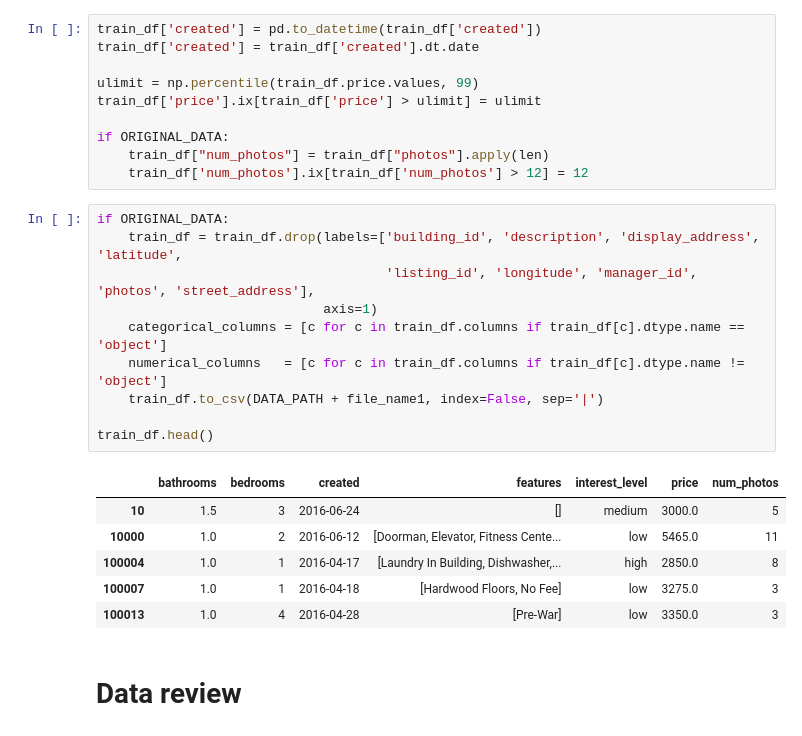
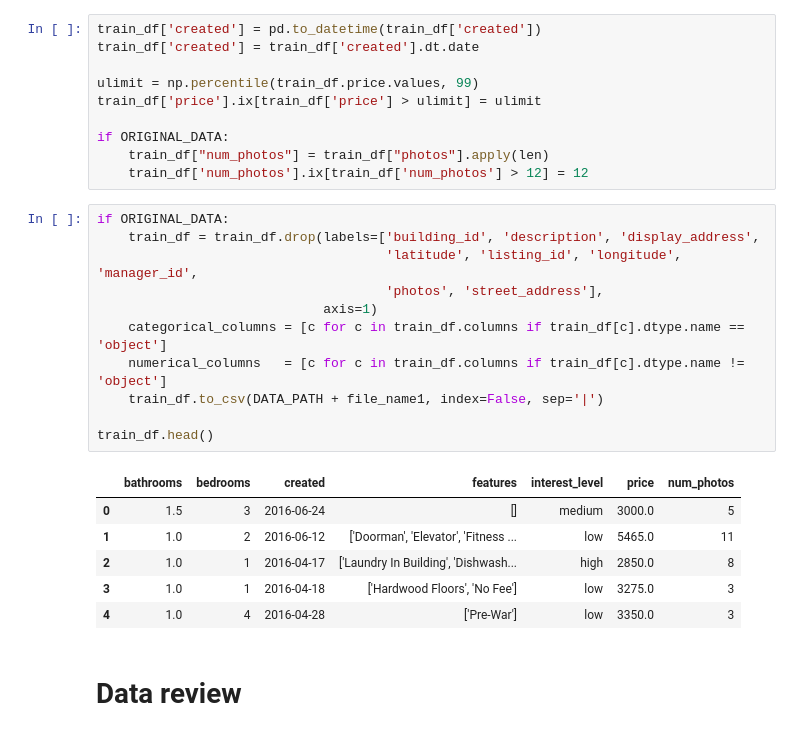
Before and after one commit to dsakovych/Data-Science, a Jupyter notebook: Python data analysis.ipynb, the cells around one changed output. Saved outputs shown, nothing was run; the diff lists cells and outputs as text.

```diff
--- a/Python data analysis.ipynb
+++ b/Python data analysis.ipynb
@@ -100,21 +99,22 @@ if ORIGINAL_DATA:
     train_df['num_photos'].ix[train_df['num_photos'] > 12] = 12
 # %%
 if ORIGINAL_DATA:
-    train_df = train_df.drop(labels=['building_id', 'description', 'display_address', 'latitude',
-                                     'listing_id', 'longitude', 'manager_id', 'photos', 'street_address'],
+    train_df = train_df.drop(labels=['building_id', 'description', 'display_address',
+                                     'latitude', 'listing_id', 'longitude', 'manager_id',
+                                     'photos', 'street_address'],
                              axis=1)
     categorical_columns = [c for c in train_df.columns if train_df[c].dtype.name == 'object']
     numerical_columns   = [c for c in train_df.columns if train_df[c].dtype.name != 'object']
     train_df.to_csv(DATA_PATH + file_name1, index=False, sep='|')
 
 train_df.head()
 # %% [output]
 |  | bathrooms | bedrooms | created | features | interest_level | price | num_photos |
-| 10 | 1.5 | 3 | 2016-06-24 | [] | medium | 3000.0 | 5 |
-| 10000 | 1.0 | 2 | 2016-06-12 | [Doorman, Elevator, Fitness Cente... | low | 5465.0 | 11 |
-| 100004 | 1.0 | 1 | 2016-04-17 | [Laundry In Building, Dishwasher,... | high | 2850.0 | 8 |
-| 100007 | 1.0 | 1 | 2016-04-18 | [Hardwood Floors, No Fee] | low | 3275.0 | 3 |
-| 100013 | 1.0 | 4 | 2016-04-28 | [Pre-War] | low | 3350.0 | 3 |
+| 0 | 1.5 | 3 | 2016-06-24 | [] | medium | 3000.0 | 5 |
+| 1 | 1.0 | 2 | 2016-06-12 | ['Doorman', 'Elevator', 'Fitness ... | low | 5465.0 | 11 |
+| 2 | 1.0 | 1 | 2016-04-17 | ['Laundry In Building', 'Dishwash... | high | 2850.0 | 8 |
+| 3 | 1.0 | 1 | 2016-04-18 | ['Hardwood Floors', 'No Fee'] | low | 3275.0 | 3 |
+| 4 | 1.0 | 4 | 2016-04-28 | ['Pre-War'] | low | 3350.0 | 3 |
 # %% [markdown]
 # Data review
 # %% [markdown]
```
Also changed, not shown: parts of 19 cells of this notebook.
